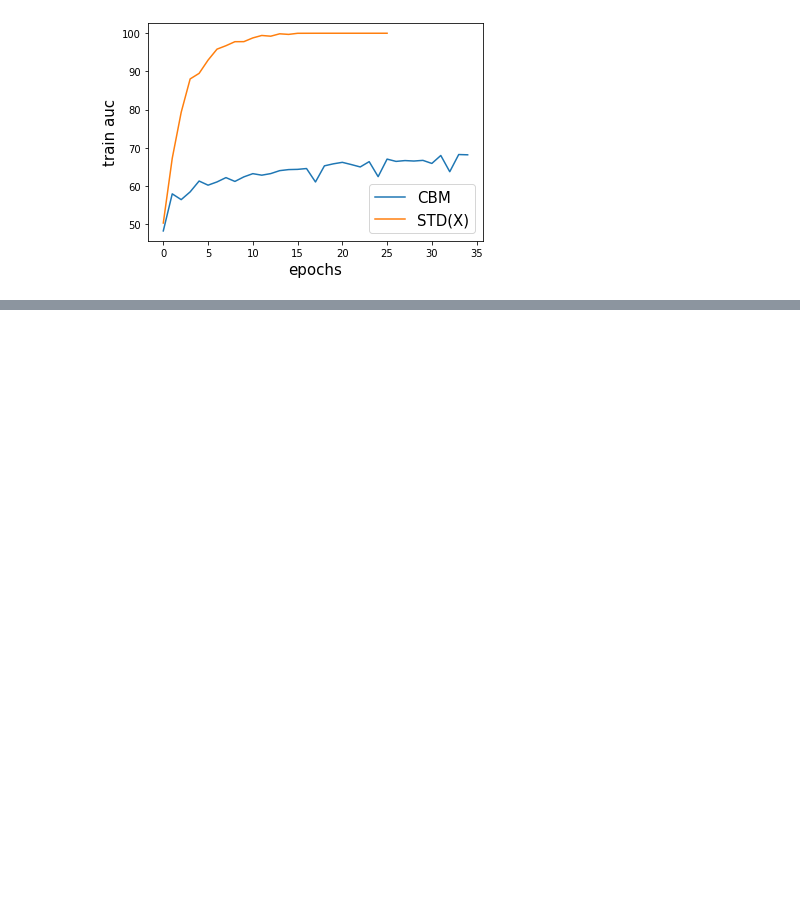
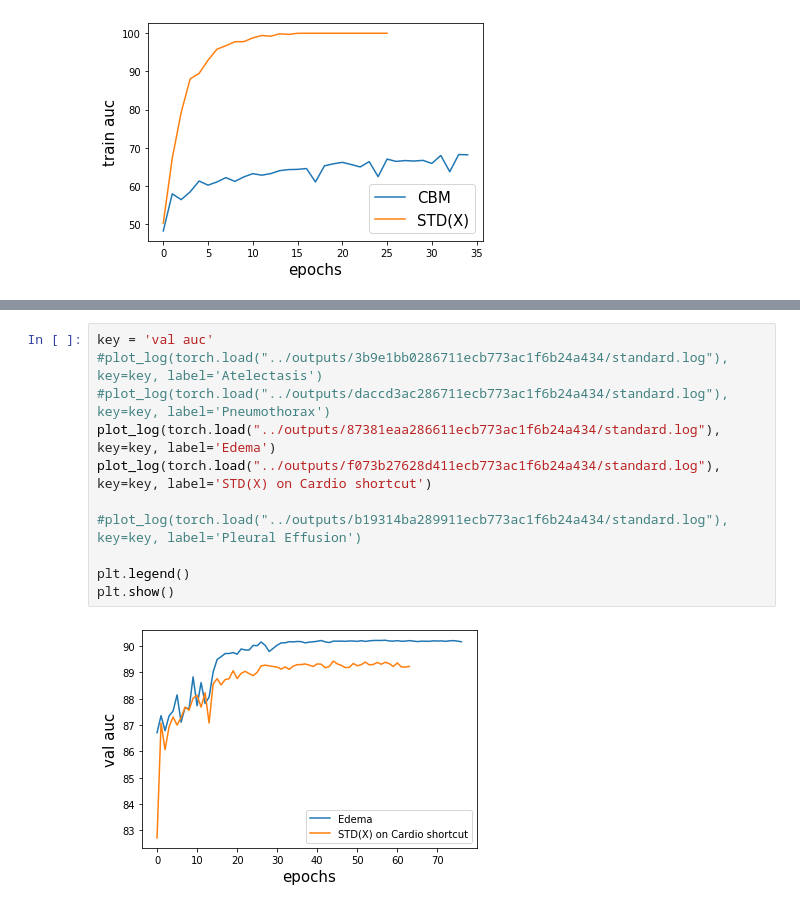
Before and after one commit to nathanwang000/ConceptCredibleModel, a Jupyter notebook: notebooks/cxr-mimic.ipynb, the cells around one changed output, grey strips where cells are left out. Cells and saved outputs as stored; diff of their text form; blank space fills up the shorter version.

```diff
--- a/notebooks/cxr-mimic.ipynb
+++ b/notebooks/cxr-mimic.ipynb
@@ -101,0 +117,13 @@ plt.show()
+# %%
+key = 'val auc'
+#plot_log(torch.load("../outputs/3b9e1bb0286711ecb773ac1f6b24a434/standard.log"), key=key, label='Atelectasis')
+#plot_log(torch.load("../outputs/daccd3ac286711ecb773ac1f6b24a434/standard.log"), key=key, label='Pneumothorax')
+plot_log(torch.load("../outputs/87381eaa286611ecb773ac1f6b24a434/standard.log"), key=key, label='Edema')
+plot_log(torch.load("../outputs/f073b27628d411ecb773ac1f6b24a434/standard.log"), key=key, label='STD(X) on Cardio shortcut')
+
+#plot_log(torch.load("../outputs/b19314ba289911ecb773ac1f6b24a434/standard.log"), key=key, label='Pleural Effusion')
+
+plt.legend()
+plt.show()
+# %% [output]
+[figure, added]
```
Also changed, not shown: parts of 13 cells of this notebook, 8 other files.
